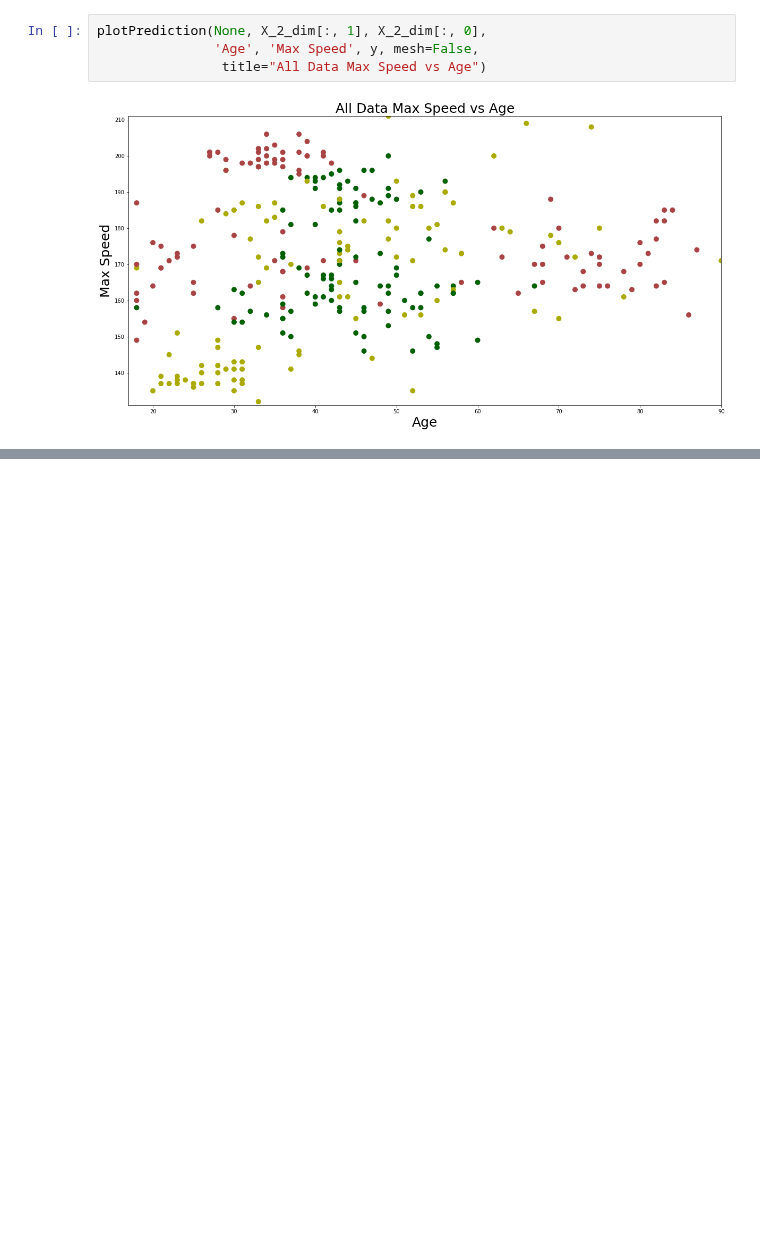
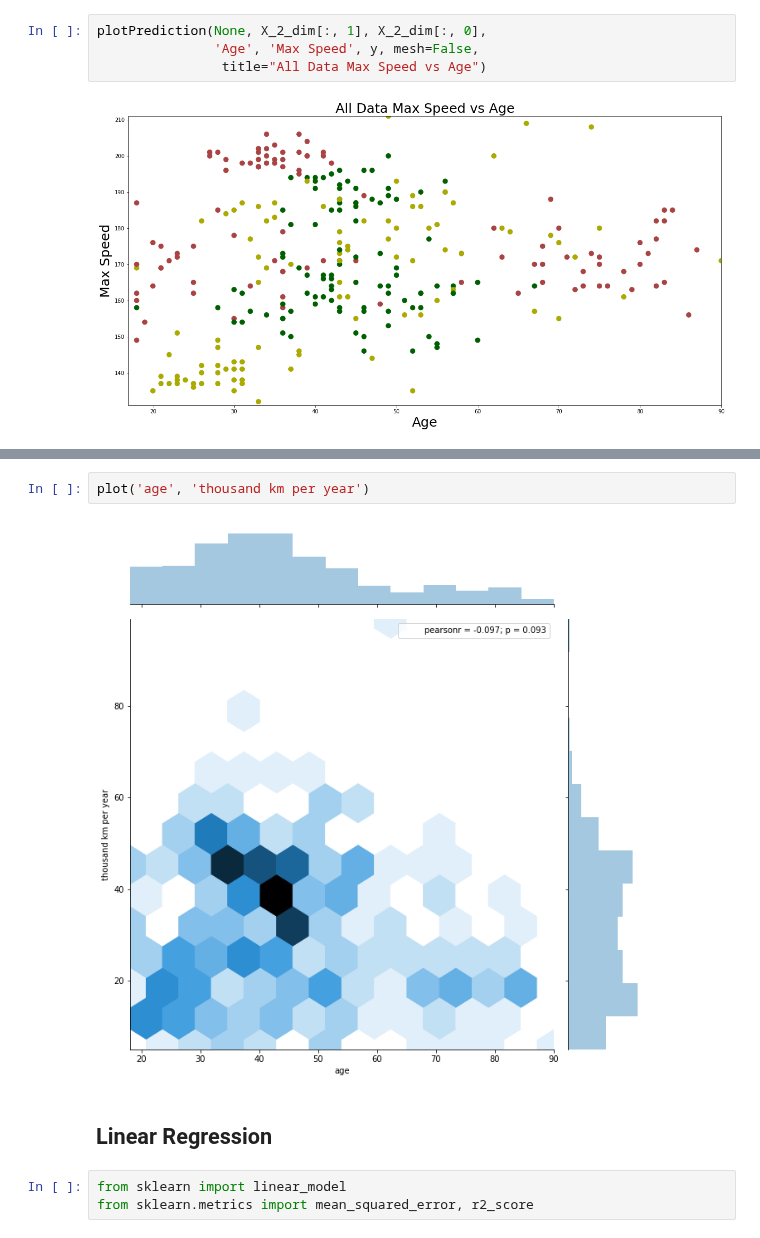
Before and after one commit to DJCordhose/ai, a Jupyter notebook: notebooks/booster/1-plot.ipynb, the cells around one changed output, grey strips where cells are left out. Drawn from its saved outputs; the diff is of its cells as text; blank space fills up the shorter version.

```diff
--- a/notebooks/booster/1-plot.ipynb
+++ b/notebooks/booster/1-plot.ipynb
@@ -104,0 +137,9 @@ plotPrediction(None, X_2_dim[:, 1], X_2_dim[:, 0],
+# %%
+plot('age', 'thousand km per year')
+# %% [output]
+[figure, added]
+# %% [markdown]
+## Linear Regression
+# %%
+from sklearn import linear_model
+from sklearn.metrics import mean_squared_error, r2_score
```
Also changed, not shown: parts of 14 cells of this notebook, 4 other files.
